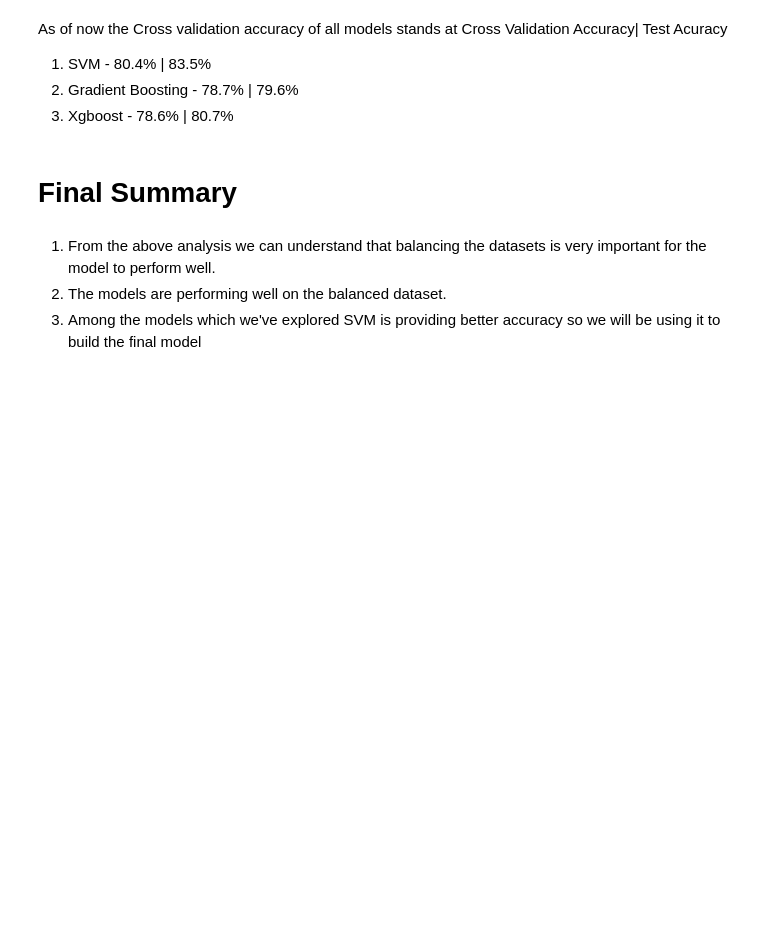
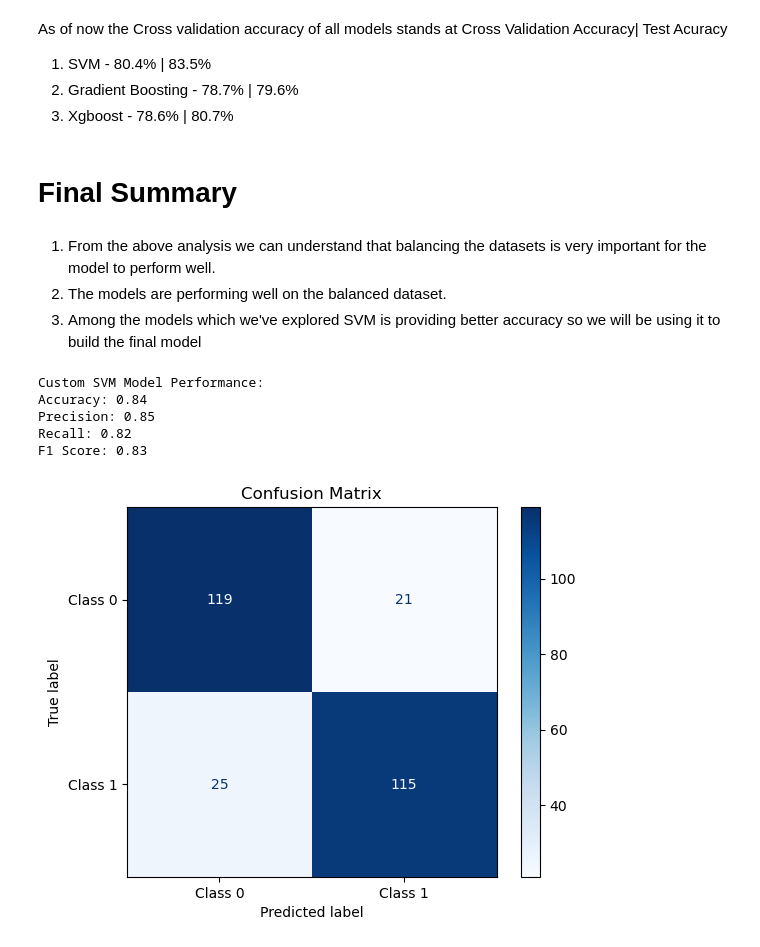
Before and after one commit to imarav07/credit_risk, a Jupyter notebook: notebooks/model_exploration.ipynb, the cells around one changed output. Saved outputs shown, nothing was run; the diff lists cells and outputs as text; code cells hidden in the pictures; blank space fills up the shorter version.

Commit message:
svm model building and evaluation

```diff
--- a/notebooks/model_exploration.ipynb
+++ b/notebooks/model_exploration.ipynb
@@ -650,0 +642,47 @@ As of now the Cross validation accuracy of all models stands at
+# %%
+
+# Initialize the SVM model with custom parameters
+svm_model = SVC(
+    C=1,                # Regularization parameter
+    kernel='rbf',        # Kernel type ('linear', 'poly', 'rbf', 'sigmoid')
+    gamma=1,           # Kernel coefficient for 'rbf', 'poly', and 'sigmoid'
+    degree=2,            # Degree of the polynomial kernel (only for 'poly')
+    random_state=42,     # Ensures reproducibility
+    probability=True     # Enables probability estimates (useful for ROC/PR curves)
+)
+
+# Train the SVM model
+svm_model.fit(X_train_balanced, y_train_balanced)
+
+# Make predictions
+y_pred = svm_model.predict(X_test_balanced)
+
+# Evaluate the model
+accuracy = accuracy_score(y_test_balanced, y_pred)
+precision = precision_score(y_test_balanced, y_pred)
+recall = recall_score(y_test_balanced, y_pred)
+f1 = f1_score(y_test_balanced, y_pred)
+
+# Print the evaluation metrics
+print("Custom SVM Model Performance:")
+print(f"Accuracy: {accuracy:.2f}")
+print(f"Precision: {precision:.2f}")
+print(f"Recall: {recall:.2f}")
+print(f"F1 Score: {f1:.2f}")
+# %% [output]
+Custom SVM Model Performance:
+Accuracy: 0.84
+Precision: 0.85
+Recall: 0.82
+F1 Score: 0.83
+# %%
+# Generate the confusion matrix
+cm = confusion_matrix(y_test_balanced, y_pred)
+# %%
+# Display the confusion matrix
+disp = ConfusionMatrixDisplay(confusion_matrix=cm, display_labels=["Class 0", "Class 1"])
+disp.plot(cmap=plt.cm.Blues)
+plt.title("Confusion Matrix")
+plt.show()
+# %% [output]
+[figure, added]
```
Also changed, not shown: parts of 8 cells of this notebook.
